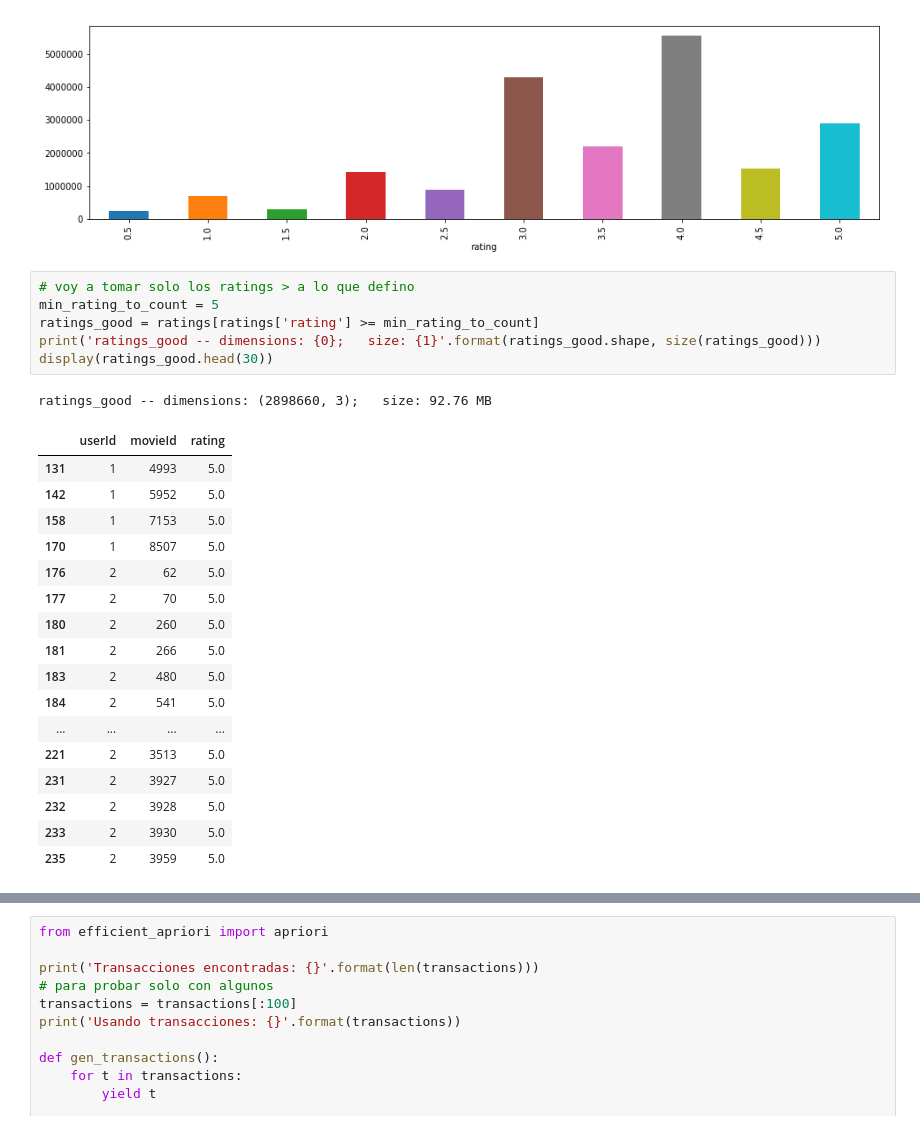
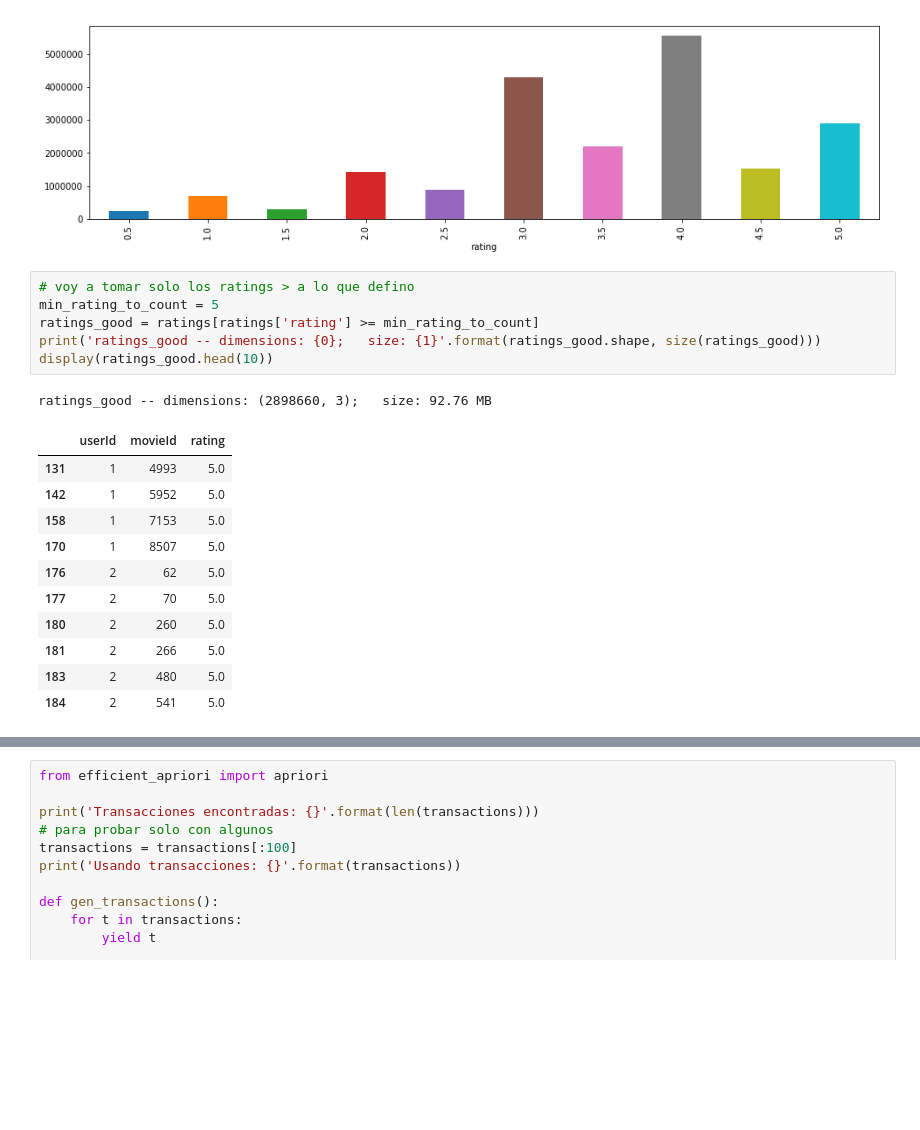
Before and after one commit to avdata99/diplo-datos-materia5-aprendizaje-no-supervisado, a Jupyter notebook: practico/movies.ipynb, the cells around one changed output, grey strips where cells are left out. Cells and saved outputs as stored; diff of their text form; blank space fills up the shorter version.

```diff
--- a/practico/movies.ipynb
+++ b/practico/movies.ipynb
@@ -147,28 +146,22 @@ dtype: int64
 # %%
 # voy a tomar solo los ratings > a lo que defino
 min_rating_to_count = 5
 ratings_good = ratings[ratings['rating'] >= min_rating_to_count]
 print('ratings_good -- dimensions: {0};   size: {1}'.format(ratings_good.shape, size(ratings_good)))
-display(ratings_good.head(30))
+display(ratings_good.head(10))
 # %% [output]
 ratings_good -- dimensions: (2898660, 3);   size: 92.76 MB
 |  | userId | movieId | rating |
 | 131 | 1 | 4993 | 5.0 |
 | 142 | 1 | 5952 | 5.0 |
 | 158 | 1 | 7153 | 5.0 |
 | 170 | 1 | 8507 | 5.0 |
 | 176 | 2 | 62 | 5.0 |
 | 177 | 2 | 70 | 5.0 |
 | 180 | 2 | 260 | 5.0 |
 | 181 | 2 | 266 | 5.0 |
 | 183 | 2 | 480 | 5.0 |
 | 184 | 2 | 541 | 5.0 |
-| ... | ... | ... | ... |
-| 221 | 2 | 3513 | 5.0 |
-| 231 | 2 | 3927 | 5.0 |
-| 232 | 2 | 3928 | 5.0 |
-| 233 | 2 | 3930 | 5.0 |
-| 235 | 2 | 3959 | 5.0 |
 # %%
 # tomo al "userid" como el identificador de transaccion.
 # Interpreto que lo cada uusario vio y valoro positivamente es un "compra"
```
Also changed, not shown: parts of 2 cells of this notebook.
